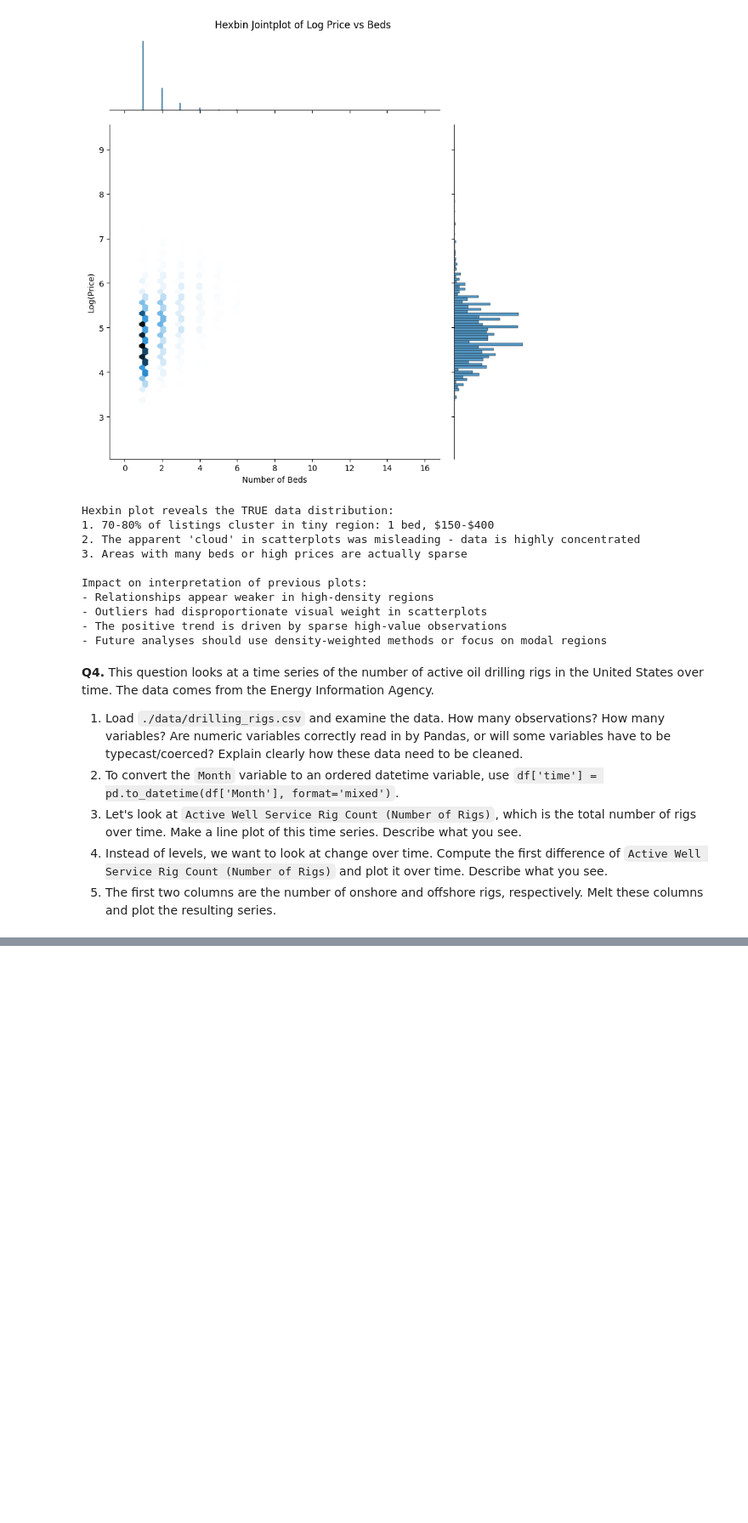
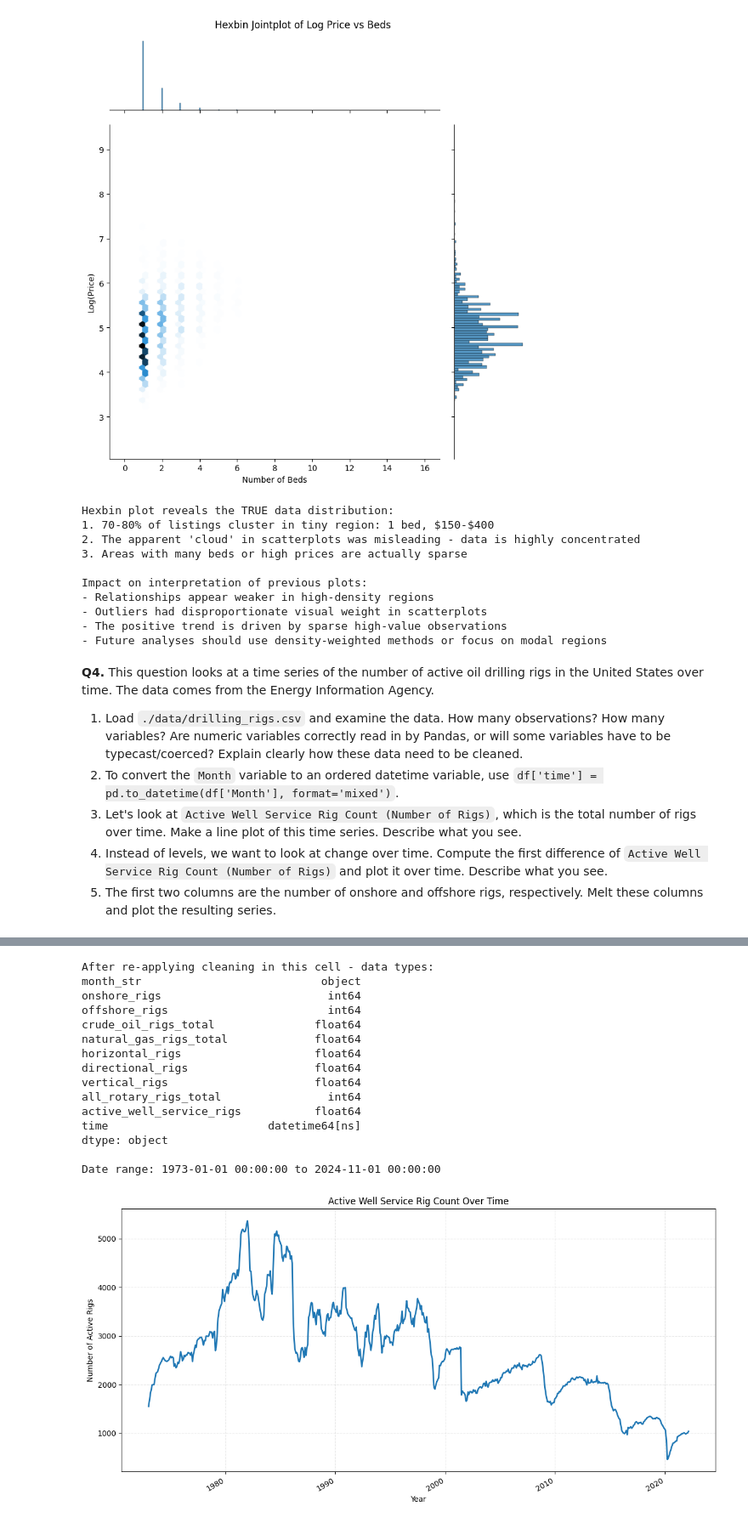
Before and after one commit to damiayandipo/EDA, a Jupyter notebook: assignment/assignment.ipynb, the cells around one changed output, grey strips where cells are left out. Shown at 85% size. Saved outputs shown, nothing was run; the diff lists cells and outputs as text; code cells hidden in the pictures; blank space fills up the shorter version.

```diff
--- a/assignment/assignment.ipynb
+++ b/assignment/assignment.ipynb
@@ -703,0 +747,78 @@ Impact on interpretation of previous plots:
+# %%
+# The 'rigs' DataFrame has been cleaned and columns renamed in the previous cell (wKtPVMW0sYTP).
+
+# Simplify column names (using the original names from the input context before the error)
+new_column_names_for_this_cell = {
+    'Month': 'month_str',
+    'Crude Oil and Natural Gas Rotary Rigs in Operation, Onshore (Number of Rigs)': 'onshore_rigs',
+    'Crude Oil and Natural Gas Rotary Rigs in Operation, Offshore (Number of Rigs)': 'offshore_rigs',
+    'Crude Oil Rotary Rigs in Operation, Total (Number of Rigs)': 'crude_oil_rigs_total',
+    'Natural Gas Rotary Rigs in Operation, Total (Number of Rigs)': 'natural_gas_rigs_total',
+    'Crude Oil and Natural Gas Rotary Rigs in Operation, Horizontal Trajectory (Number of Rigs)': 'horizontal_rigs',
+    'Crude Oil and Natural Gas Rotary Rigs in Operation, Directional Trajectory (Number of Rigs)': 'directional_rigs',
+    'Crude Oil and Natural Gas Rotary Rigs in Operation, Vertical Trajectory (Number of Rigs)': 'vertical_rigs',
+    'Crude Oil and Natural Gas Rotary Rigs in Operation, Total (Number of Rigs)': 'all_rotary_rigs_total',
+    'Active Well Service Rig Count (Number of Rigs)': 'active_well_service_rigs'
+}
+rigs = rigs.rename(columns=new_column_names_for_this_cell)
+
+# Convert 'Month' to proper datetime format
+rigs['time'] = pd.to_datetime(rigs['month_str'], format='%Y %B', errors='coerce')
+
+# Convert relevant numeric columns (which might still be objects due to 'Not Available' or commas) to float
+numeric_cols_to_convert = [
+    'crude_oil_rigs_total',
+    'natural_gas_rigs_total',
+    'horizontal_rigs',
+    'directional_rigs',
+    'vertical_rigs',
+    'active_well_service_rigs'
+]
+for col in numeric_cols_to_convert:
+    if col in rigs.columns and not pd.api.types.is_numeric_dtype(rigs[col]):
+        rigs[col] = rigs[col].replace('Not Available', np.nan)
+        rigs[col] = pd.to_numeric(rigs[col].astype(str).str.replace(',', '', regex=False), errors='coerce')
+
+
+print("\nAfter re-applying cleaning in this cell - data types:")
+print(rigs.dtypes)
+print("\nDate range:", rigs['time'].min(), "to", rigs['time'].max())
+
+# Line plot of total active rigs
+total_rigs_col = 'active_well_service_rigs'
+
+plt.figure(figsize=(12, 6))
+plt.plot(rigs['time'], rigs[total_rigs_col], linewidth=2)
+plt.title('Active Well Service Rig Count Over Time')
+plt.xlabel('Year')
+plt.ylabel('Number of Active Rigs')
+plt.grid(alpha=0.3, linestyle='--')
+plt.gcf().autofmt_xdate()
+plt.tight_layout()
+plt.show()
+
+# Time series description
+print("\nTime Series Statistics:")
+print(f"Date range: {rigs['time'].min().date()} to {rigs['time'].max().date()}")
+print(f"Total periods: {len(rigs)} months")
+print(f"Average rigs: {rigs[total_rigs_col].mean():.0f}")
+print(f"Maximum rigs: {rigs[total_rigs_col].max():.0f} on {rigs.loc[rigs[total_rigs_col].idxmax(), 'time'].date()}")
+print(f"Minimum rigs: {rigs[total_rigs_col].min():.0f} on {rigs.loc[rigs[total_rigs_col].idxmin(), 'time'].date()}")
+print(f"Standard deviation: {rigs[total_rigs_col].std():.0f} rigs")
+# %% [output]
+After re-applying cleaning in this cell - data types:
+month_str                           object
+onshore_rigs                         int64
+offshore_rigs                        int64
+crude_oil_rigs_total               float64
+natural_gas_rigs_total             float64
+horizontal_rigs                    float64
+directional_rigs                   float64
+vertical_rigs                      float64
+all_rotary_rigs_total                int64
+active_well_service_rigs           float64
+time                        datetime64[ns]
+dtype: object
+
+Date range: 1973-01-01 00:00:00 to 2024-11-01 00:00:00
+[figure, added]
```
Also changed, not shown: parts of 4 cells of this notebook.
